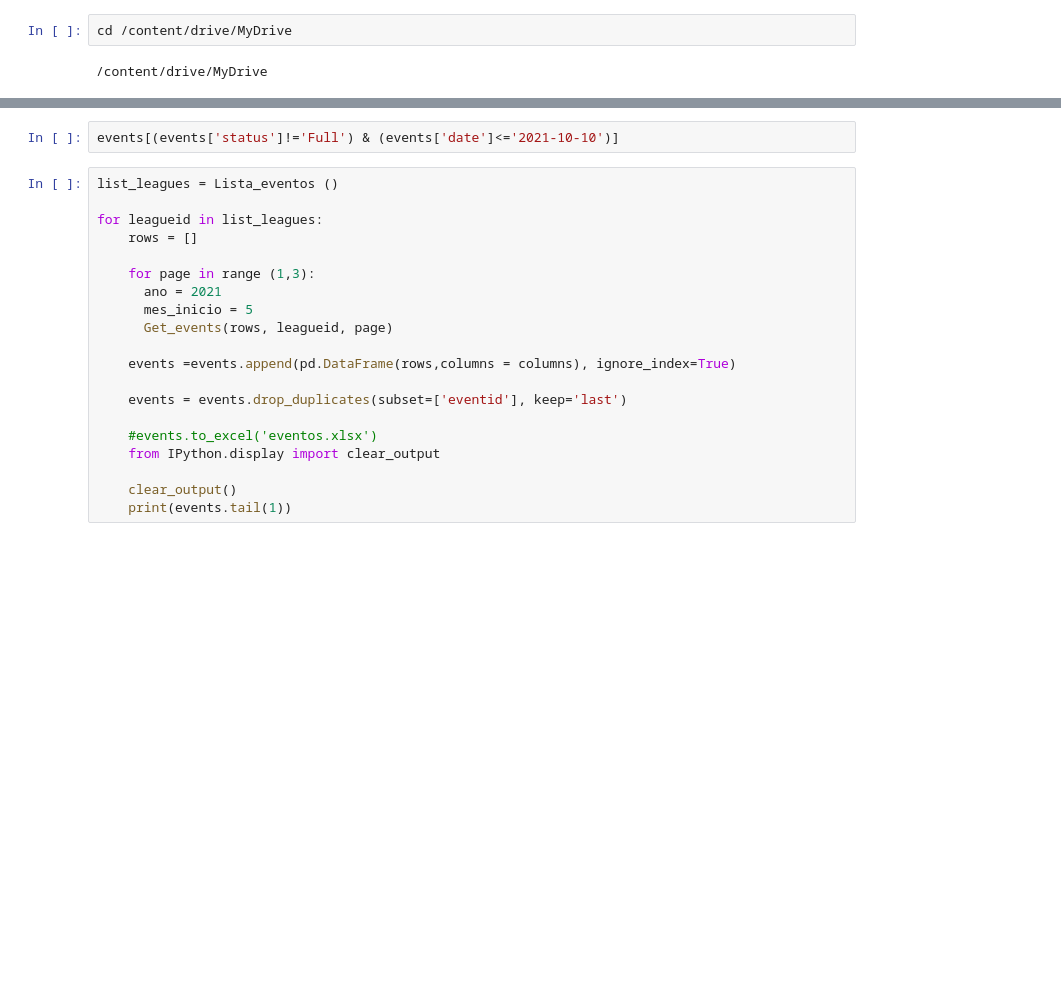
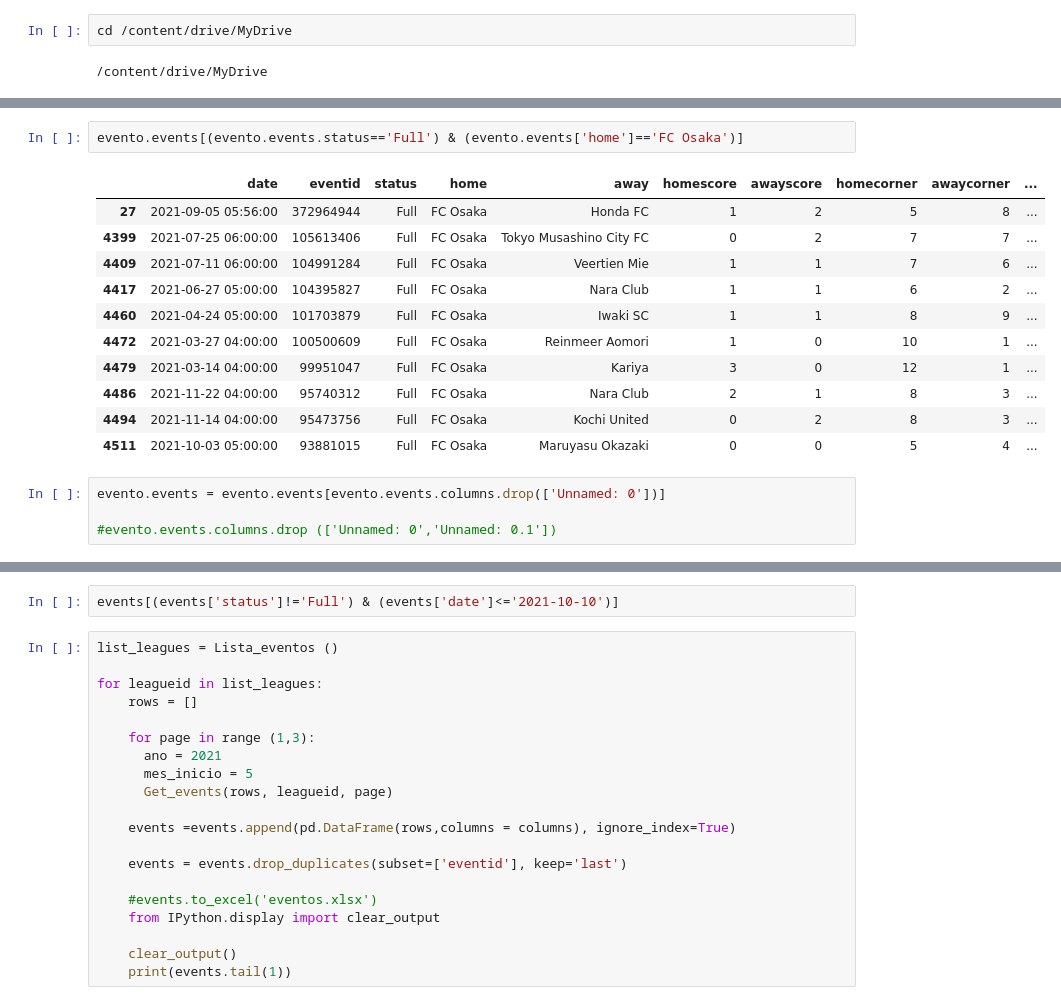
Before and after one commit to Torresbr197518/gestao_rh, a Jupyter notebook: Eventos.ipynb, the cells around one changed output, grey strips where cells are left out. Saved outputs shown, nothing was run; the diff lists cells and outputs as text; blank space fills up the shorter version.

```diff
--- a/Eventos.ipynb
+++ b/Eventos.ipynb
@@ -133,0 +144,18 @@ evento.events
+# %%
+evento.events[(evento.events.status=='Full') & (evento.events['home']=='FC Osaka')]
+# %% [output]
+|  | date | eventid | status | home | away | homescore | awayscore | homecorner | awaycorner | ... |
+| 27 | 2021-09-05 05:56:00 | 372964944 | Full | FC Osaka | Honda FC | 1 | 2 | 5 | 8 | ... |
+| 4399 | 2021-07-25 06:00:00 | 105613406 | Full | FC Osaka | Tokyo Musashino City FC | 0 | 2 | 7 | 7 | ... |
+| 4409 | 2021-07-11 06:00:00 | 104991284 | Full | FC Osaka | Veertien Mie | 1 | 1 | 7 | 6 | ... |
+| 4417 | 2021-06-27 05:00:00 | 104395827 | Full | FC Osaka | Nara Club | 1 | 1 | 6 | 2 | ... |
+| 4460 | 2021-04-24 05:00:00 | 101703879 | Full | FC Osaka | Iwaki SC | 1 | 1 | 8 | 9 | ... |
+| 4472 | 2021-03-27 04:00:00 | 100500609 | Full | FC Osaka | Reinmeer Aomori | 1 | 0 | 10 | 1 | ... |
+| 4479 | 2021-03-14 04:00:00 | 99951047 | Full | FC Osaka | Kariya | 3 | 0 | 12 | 1 | ... |
+| 4486 | 2021-11-22 04:00:00 | 95740312 | Full | FC Osaka | Nara Club | 2 | 1 | 8 | 3 | ... |
+| 4494 | 2021-11-14 04:00:00 | 95473756 | Full | FC Osaka | Kochi United | 0 | 2 | 8 | 3 | ... |
+| 4511 | 2021-10-03 05:00:00 | 93881015 | Full | FC Osaka | Maruyasu Okazaki | 0 | 0 | 5 | 4 | ... |
+# %%
+evento.events = evento.events[evento.events.columns.drop(['Unnamed: 0'])]
+
+#evento.events.columns.drop (['Unnamed: 0','Unnamed: 0.1'])
```
Also changed, not shown: parts of 18 cells of this notebook.
